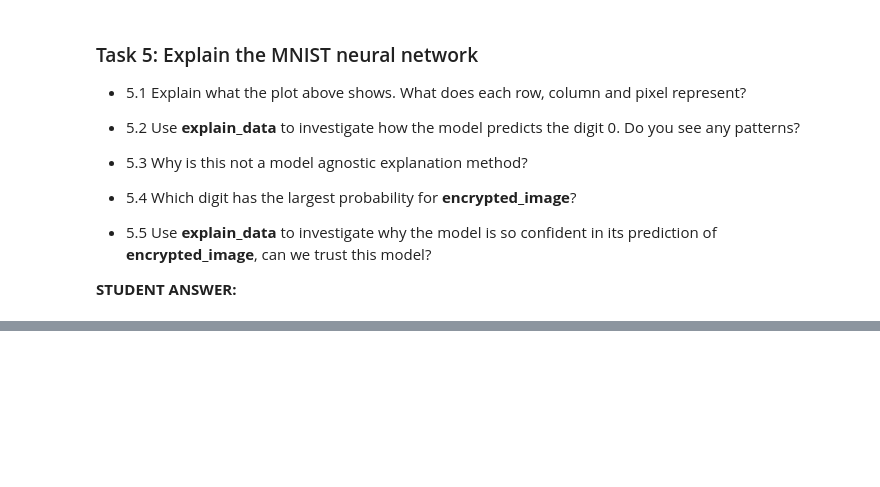
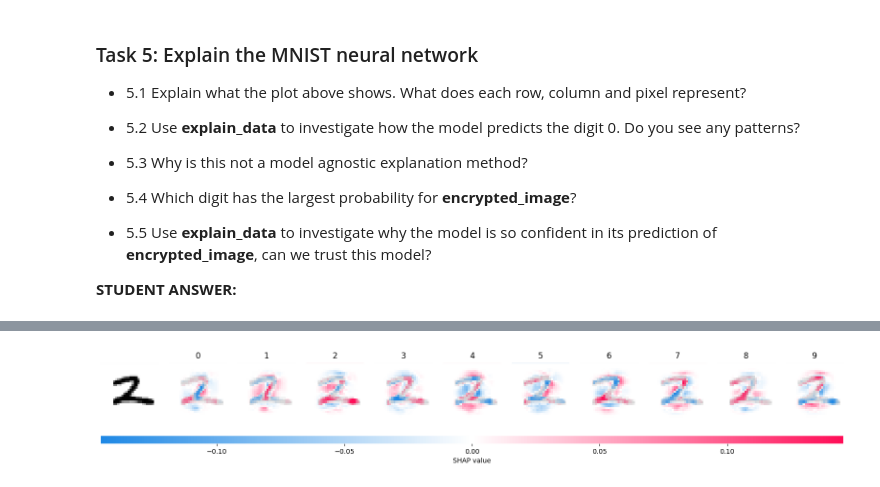
Before and after one commit to erlendskinnemoen/introduction-to-machine-learning, a Jupyter notebook: Reinforcement learning and Explainable AI/Project3_XAI.ipynb, the cells around one changed output, grey strips where cells are left out. Cells and saved outputs as stored; diff of their text form; code cells hidden in the pictures; blank space fills up the shorter version.

```diff
--- a/Reinforcement learning and Explainable AI/Project3_XAI.ipynb
+++ b/Reinforcement learning and Explainable AI/Project3_XAI.ipynb
@@ -441,0 +501,4 @@ explain_data(X_test[:4])
+# %%
+explain_data(encrypted_image)
+# %% [output]
+[figure, added]
```
Also changed, not shown: parts of 13 cells of this notebook.
